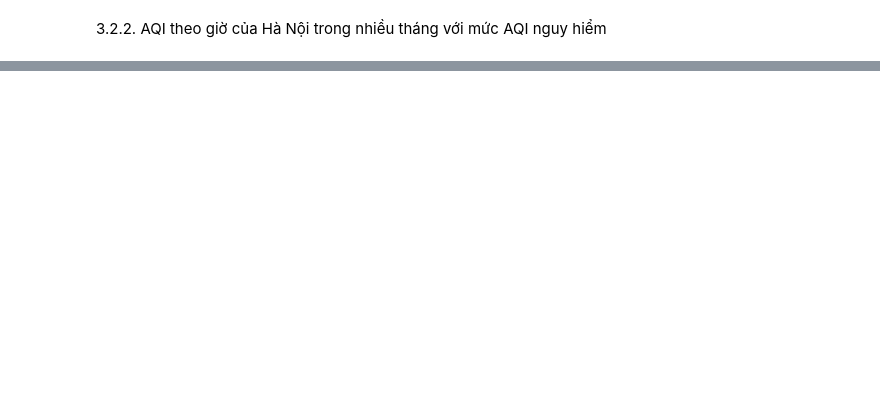
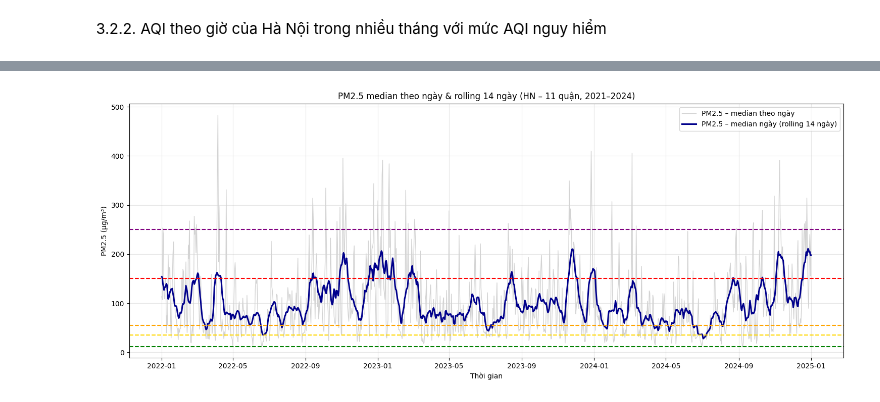
Before and after one commit to HoangHumg1210/Air_Quality-Analysis_HN, a Jupyter notebook: data/Exploratory Data Analysis.ipynb, the cells around one changed output, grey strips where cells are left out. Drawn from its saved outputs; the diff is of its cells as text; code cells hidden in the pictures; blank space fills up the shorter version.

```diff
--- a/data/Exploratory Data Analysis.ipynb
+++ b/data/Exploratory Data Analysis.ipynb
@@ -133,0 +176,19 @@ memory usage: 45.0+ MB
+# %%
+# Resample về từng ngày: median để giảm ảnh hưởng outlier
+pm_daily = pmh.resample('D').median()
+pm_daily_roll = pm_daily.rolling(window=14, center=True, min_periods=7).mean()
+
+plt.figure(figsize=(15,6))
+plt.plot(pm_daily.index, pm_daily, color='lightgray', lw=1, label='PM2.5 – median theo ngày')
+plt.plot(pm_daily_roll.index, pm_daily_roll, color='darkblue', lw=2.2,
+         label='PM2.5 – median ngày (rolling 14 ngày)')
+
+plt.axhline(12,    color='green',  ls='--');  plt.axhline(35.4, color='gold',   ls='--')
+plt.axhline(55.4,  color='orange', ls='--');  plt.axhline(150.4,color='red',    ls='--')
+plt.axhline(250.4, color='purple', ls='--')
+
+plt.title('PM2.5 median theo ngày & rolling 14 ngày (HN – 11 quận, 2021–2024)')
+plt.xlabel('Thời gian'); plt.ylabel('PM2.5 (μg/m³)')
+plt.legend(); plt.grid(True, alpha=.3); plt.tight_layout(); plt.show()
+# %% [output]
+[figure, added]
```
Also changed, not shown: parts of 11 cells of this notebook, 2 other files.
